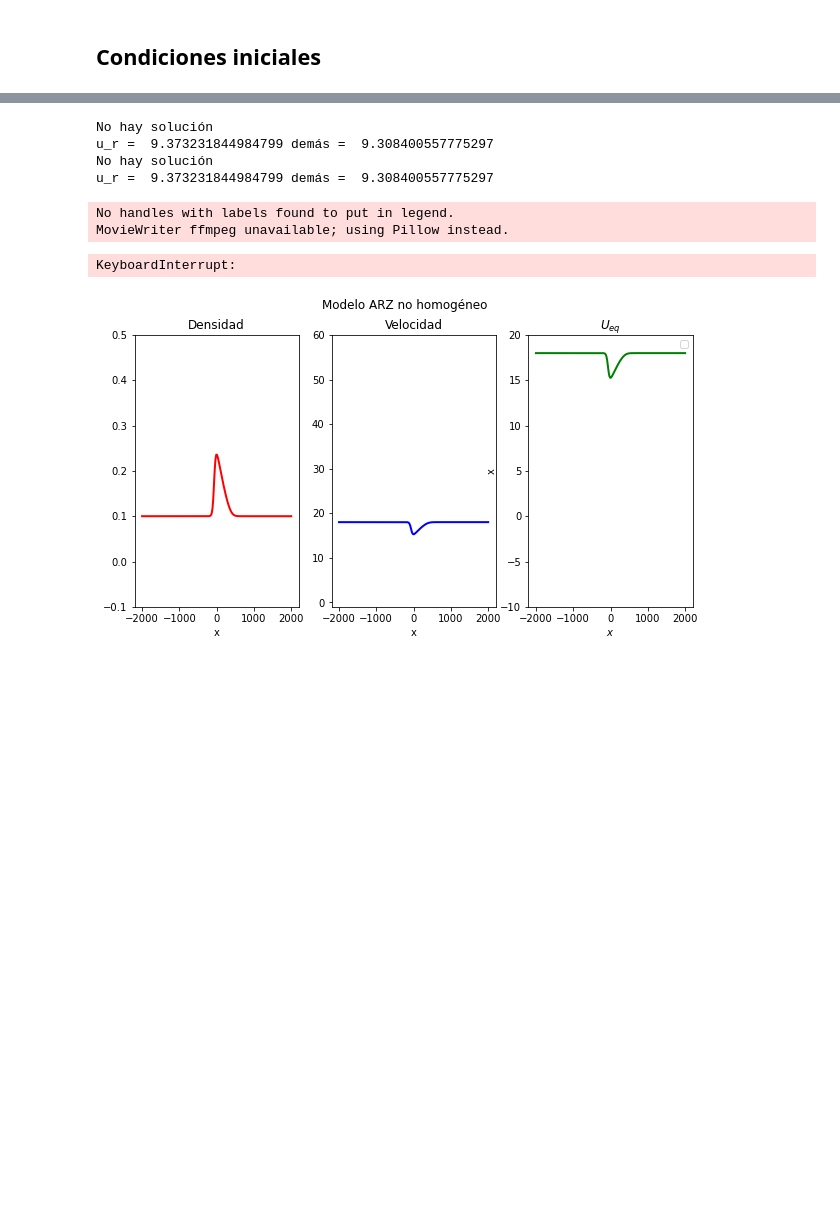
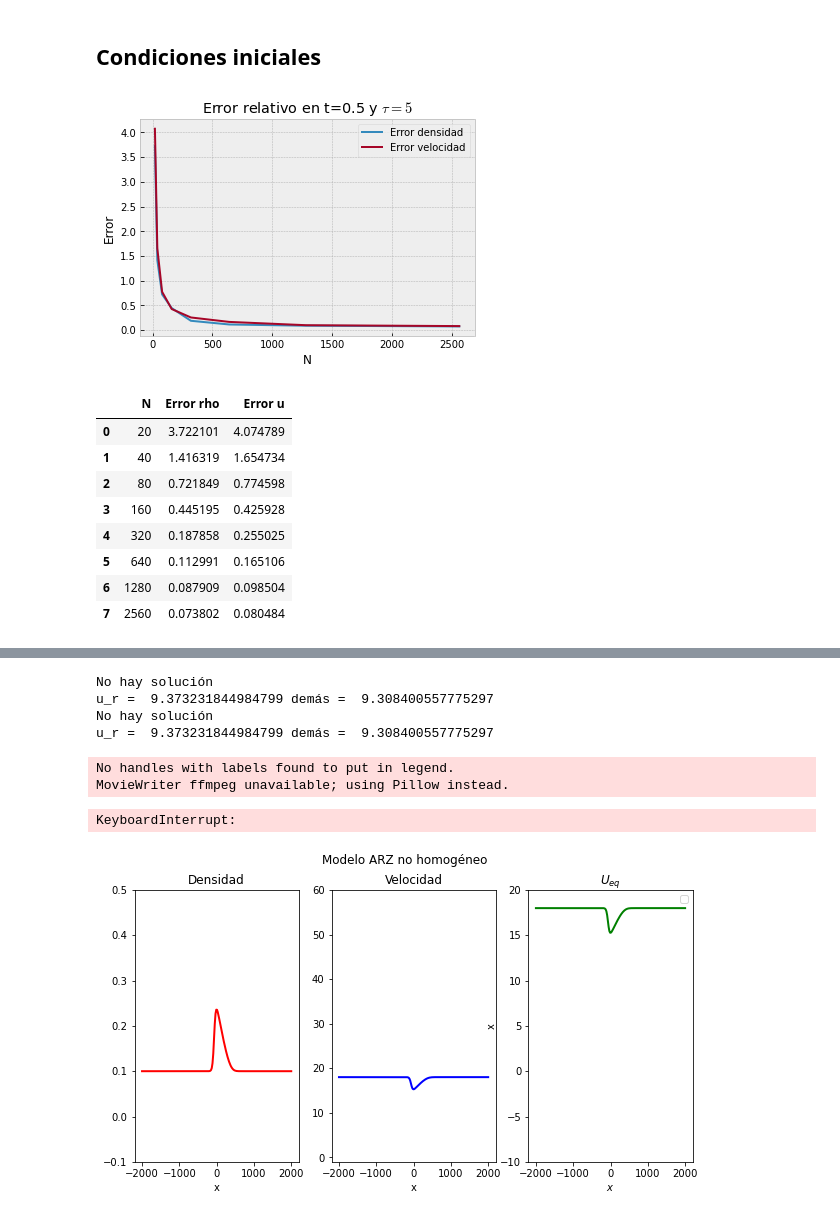
Before and after one commit to ElTapia/Jamiton, a Jupyter notebook: Second_order_traffic_model/Simulacion_ARZ.ipynb, the cells around one changed output, grey strips where cells are left out. Cells and saved outputs as stored; diff of their text form; code cells hidden in the pictures; blank space fills up the shorter version.

Commit message:
Obtiene s y densidades anti scc

```diff
--- a/Second_order_traffic_model/Simulacion_ARZ.ipynb
+++ b/Second_order_traffic_model/Simulacion_ARZ.ipynb
@@ -298,4 +332,0 @@ def w(Q_l, Q_r, U, umax=u_max, gamma=gamm):
-# %%
-# Velocidad de equilibrio
-def U(rho, umax=u_max, gamma = gamm):
-    return umax*(1-rho**gamma)
@@ -380,0 +587,53 @@ def godunov_ARZ(Q_0, dx, xl, xr, T, U, tau):
+# %%
+def obtiene_errores(T, tau, rho_s, v_minus, x_init=None):
+    Ns = [10*(2**k) for k in range(1, 9)]
+
+    errores_rho = []
+    errores_u = []
+
+    for N in Ns:
+        Q_0_, x_to_plot, teo_rho, teo_u = Q_0_jam(h, N, tau, rho_s, v_minus, x_init)
+        x, dt, t, Q = godunov_ARZ(Q_0_, N, x_to_plot, U, h, tau, T)
+        error_rho, error_u = error_L1(x, T, dt, Q, teo_rho, teo_u)
+
+        errores_rho += [error_rho]
+        errores_u += [error_u]
+
+    return errores_rho, errores_u, Ns
+# %%
+# Primera tanda de errores
+
+rho_s = 0.55
+v_minus = 25
+
+tau_1 = 5
+T_1 = 0.5
+
+errores_rho_1, errores_u_1, Ns = obtiene_errores(T_1, tau_1, rho_s, v_minus)
+
+errores_dic_1 = {"N": Ns, "Error rho": errores_rho_1, "Error u": errores_u_1}
+errores_df_1 = pd.DataFrame(data=errores_dic_1)
+
+plt.plot(Ns, errores_rho_1, label="Error densidad")
+plt.plot(Ns, errores_u_1, label="Error velocidad")
+
+plt.xlabel("N")
+plt.ylabel("Error")
+plt.title(r"Error relativo en t={T} y $\tau={tau}$".format(T=T_1, tau=tau_1))
+plt.legend()
+
+plt.savefig("Charts/Errores/Error_1.png")
+plt.show()
+
+errores_df_1
+# %% [output]
+[figure, added]
+|  | N | Error rho | Error u |
+| 0 | 20 | 3.722101 | 4.074789 |
+| 1 | 40 | 1.416319 | 1.654734 |
+| 2 | 80 | 0.721849 | 0.774598 |
+| 3 | 160 | 0.445195 | 0.425928 |
+| 4 | 320 | 0.187858 | 0.255025 |
+| 5 | 640 | 0.112991 | 0.165106 |
+| 6 | 1280 | 0.087909 | 0.098504 |
+| 7 | 2560 | 0.073802 | 0.080484 |
```
Also changed, not shown: parts of 50 cells of this notebook, 5 other files.
